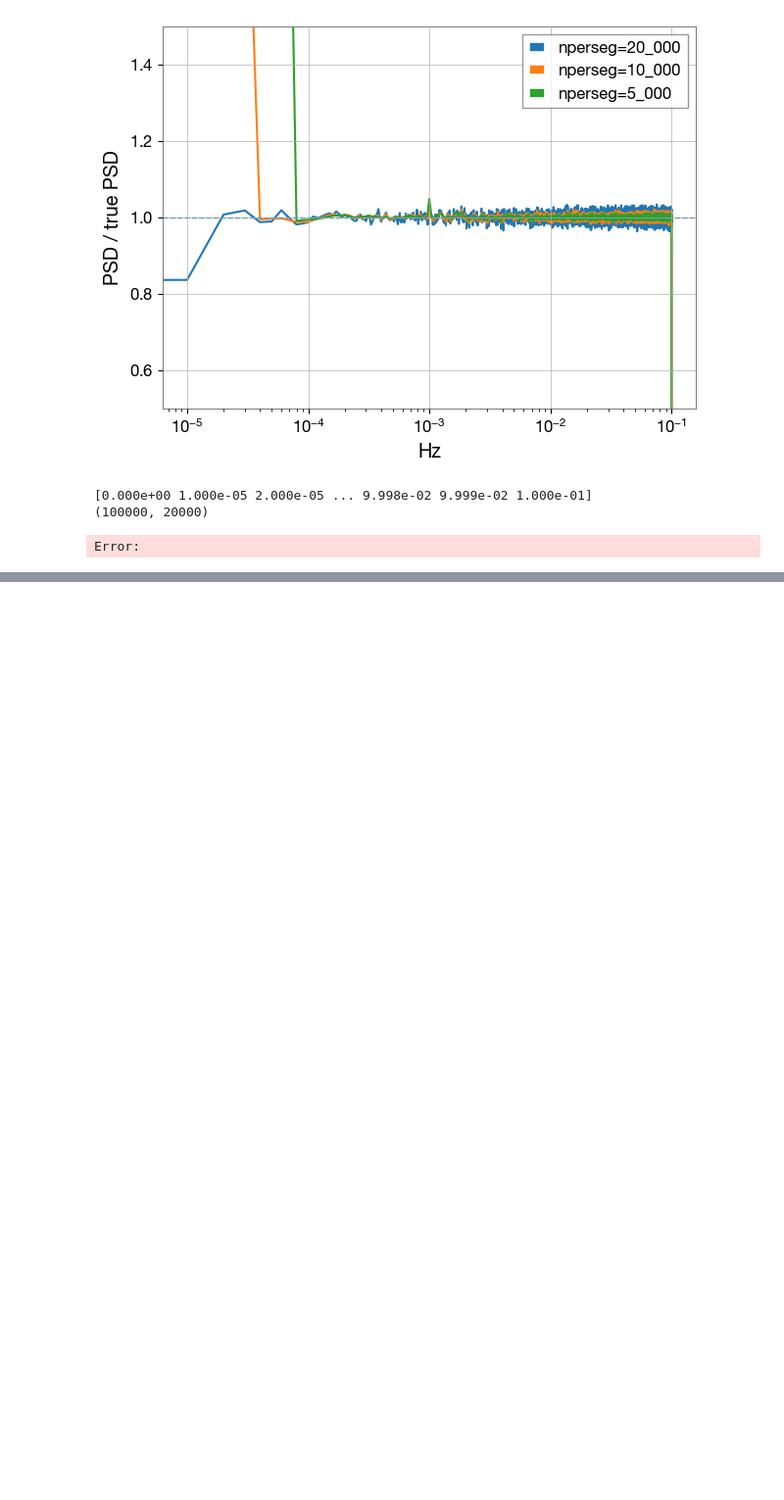
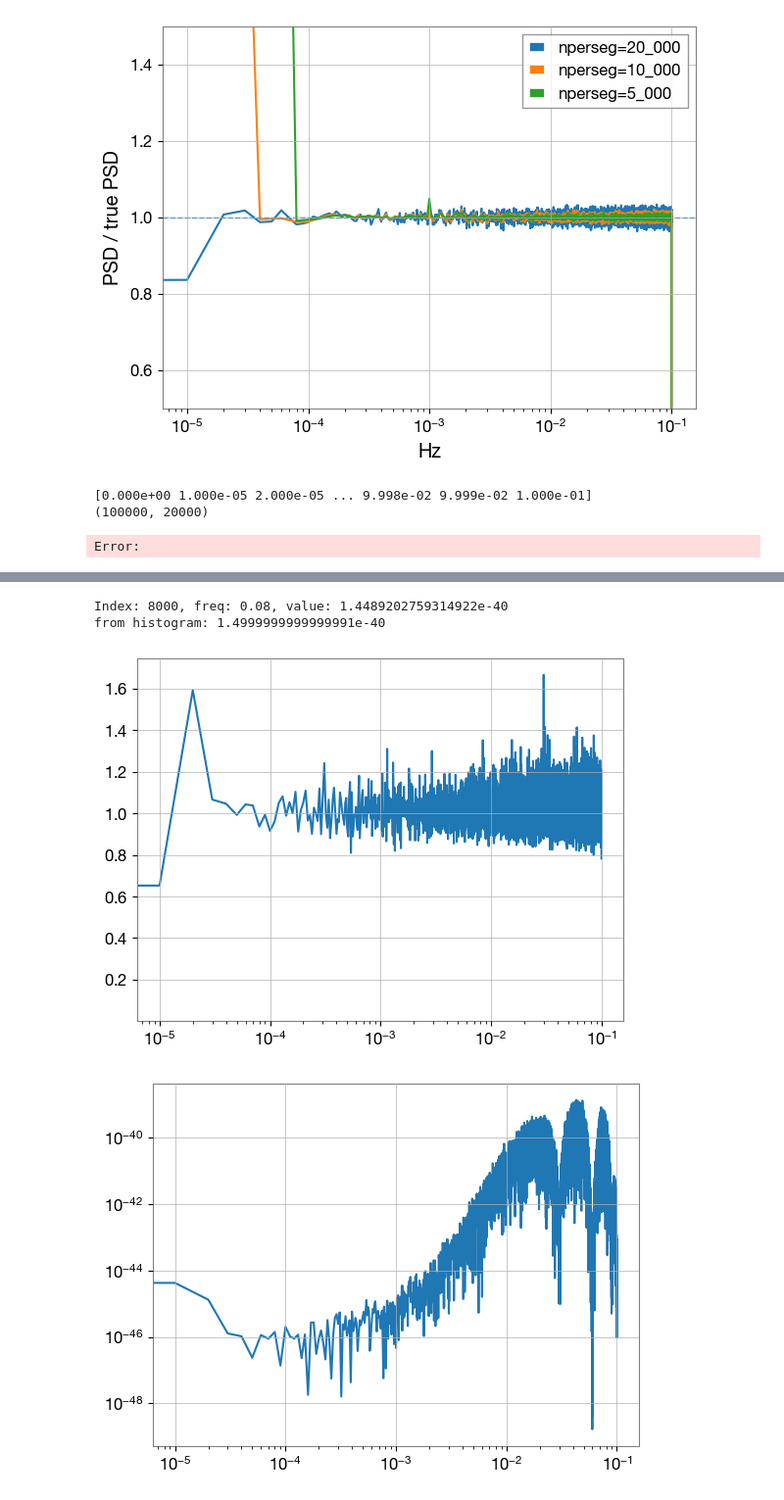
Before and after one commit to AkmDgreat/AkshatLISA, a Jupyter notebook: AkshatLISA/analysis_notebooks/freqResBias.ipynb, the cells around one changed output, grey strips where cells are left out. Shown at 98% size. Saved outputs shown, nothing was run; the diff lists cells and outputs as text; code cells hidden in the pictures; blank space fills up the shorter version.

```diff
--- a/AkshatLISA/analysis_notebooks/freqResBias.ipynb
+++ b/AkshatLISA/analysis_notebooks/freqResBias.ipynb
@@ -853,0 +942,29 @@ plt.xlabel('Hz'); plt.ylabel('PSD / true PSD'); plt.legend(); plt.tight_layout()
+# %%
+t, idx = pick_true_on_coarse(psd_true, 20_000, 20_000)
+plt.figure()
+plt.semilogx(f_1, psd_1 / t, label='nperseg=1_000')
+
+plt.figure()
+plt.loglog(f_1, np.abs(psd_1 - t))
+
+arr1 = f_1
+arr2 = t - psd_1
+chosen_freq = 0.08
+
+# find indices where arr1 == chosen_freq
+idx = np.where(arr1 == chosen_freq)[0]
+
+if idx.size == 0:
+    raise ValueError(f"Frequency {chosen_freq} not found in arr1")
+else:
+    idx = idx[0]   # take the first match if multiple
+    freq_at_idx = arr1[idx]
+    val_at_idx  = arr2[idx]
+    print(f"Index: {idx}, freq: {freq_at_idx}, value: {val_at_idx}")
+
+print(f"from histogram: {(2.44 - 2.29)*10}e-40")
+# %% [output]
+Index: 8000, freq: 0.08, value: 1.4489202759314922e-40
+from histogram: 1.4999999999999991e-40
+[figure, added]
+[figure, added]
```
Also changed, not shown: parts of 5 cells of this notebook, 14 other files.
